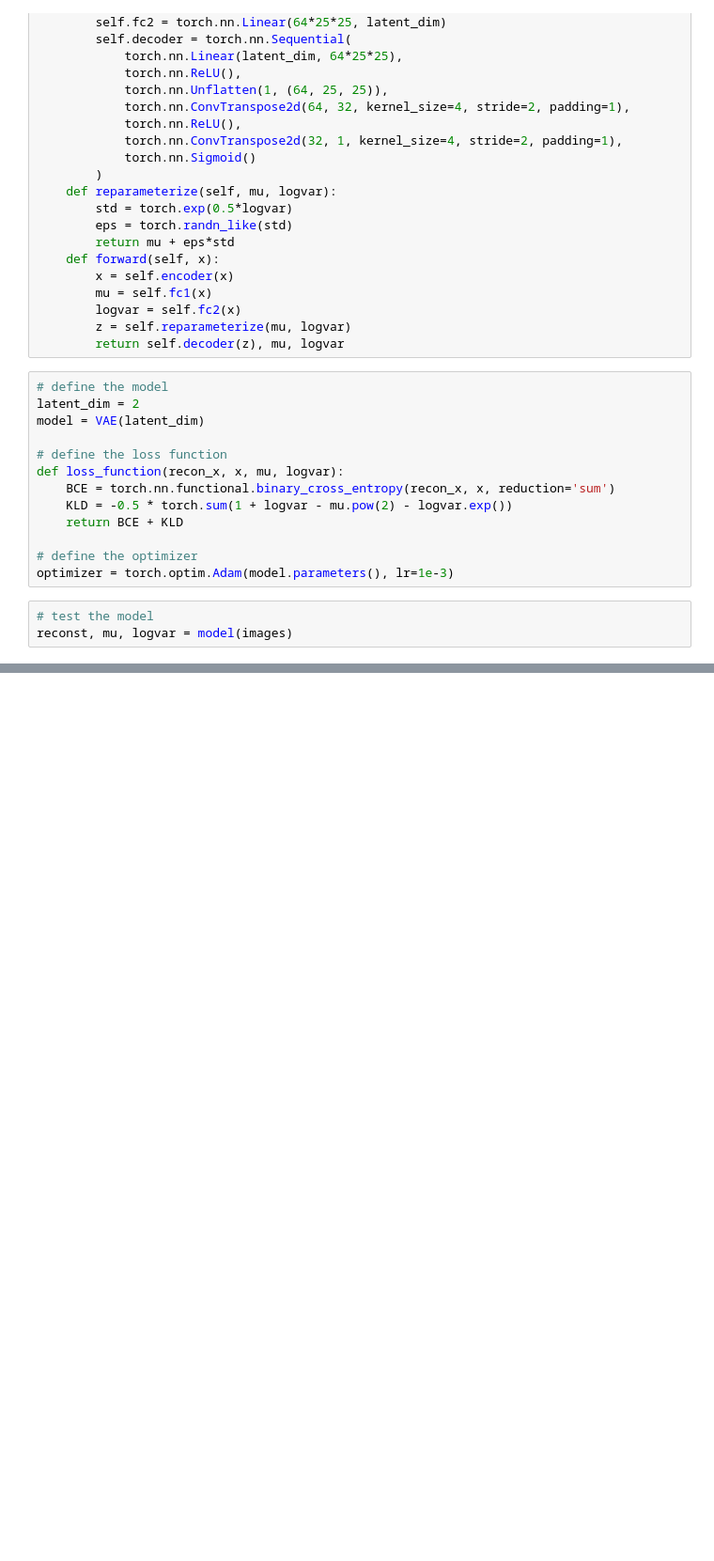
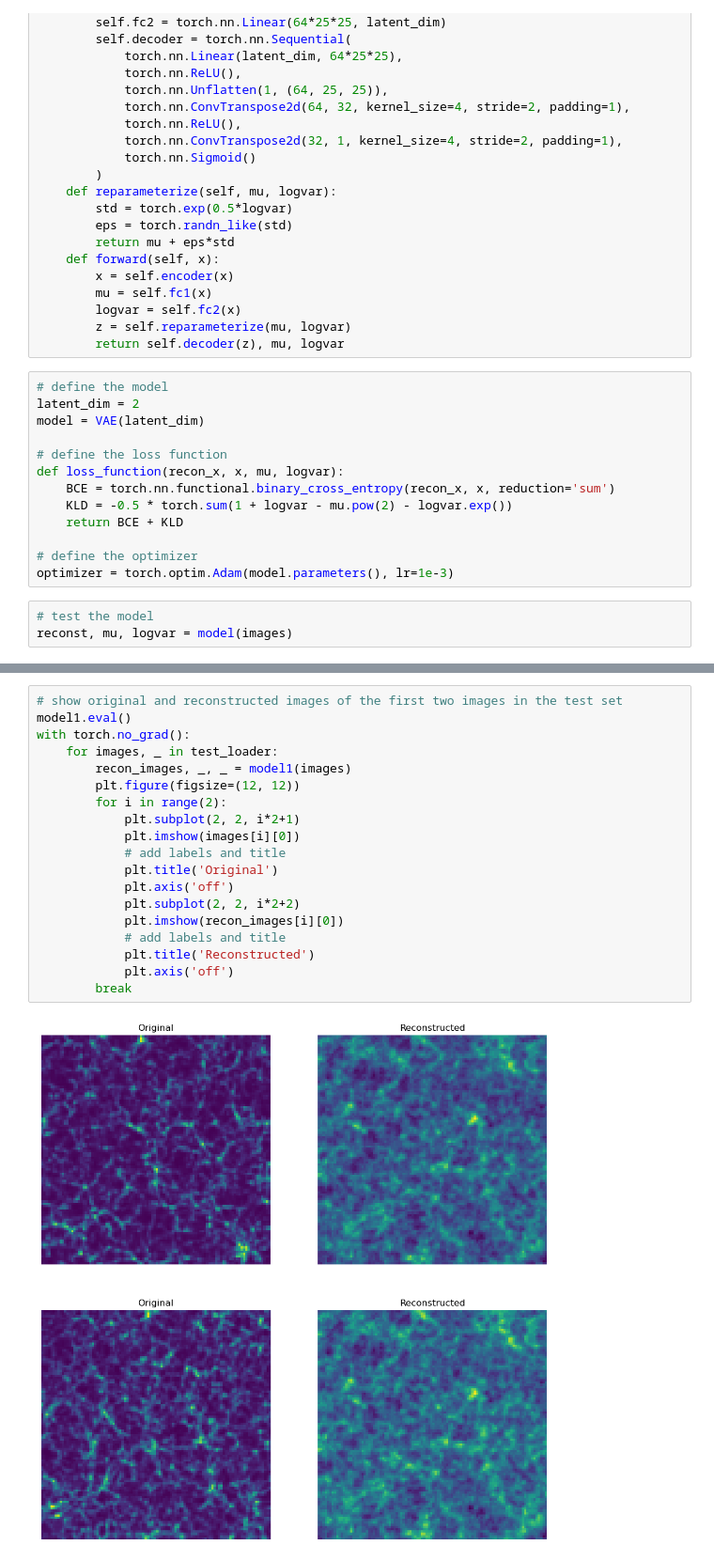
Before and after one commit to luigiEG/FYS5429_Project2, a Jupyter notebook: Slices_Example/Slices_VAE.ipynb, the cells around one changed output, grey strips where cells are left out. Shown at 94% size. Cells and saved outputs as stored; diff of their text form; blank space fills up the shorter version.

```diff
--- a/Slices_Example/Slices_VAE.ipynb
+++ b/Slices_Example/Slices_VAE.ipynb
@@ -271,0 +309,21 @@ with torch.no_grad():
+# %%
+# show original and reconstructed images of the first two images in the test set
+model1.eval()
+with torch.no_grad():
+    for images, _ in test_loader:
+        recon_images, _, _ = model1(images)
+        plt.figure(figsize=(12, 12))
+        for i in range(2):
+            plt.subplot(2, 2, i*2+1)
+            plt.imshow(images[i][0])
+            # add labels and title
+            plt.title('Original')
+            plt.axis('off')
+            plt.subplot(2, 2, i*2+2)
+            plt.imshow(recon_images[i][0])
+            # add labels and title
+            plt.title('Reconstructed')
+            plt.axis('off')
+        break
+# %% [output]
+[figure, added]
```
Also changed, not shown: parts of 10 cells of this notebook, 5 other files.
